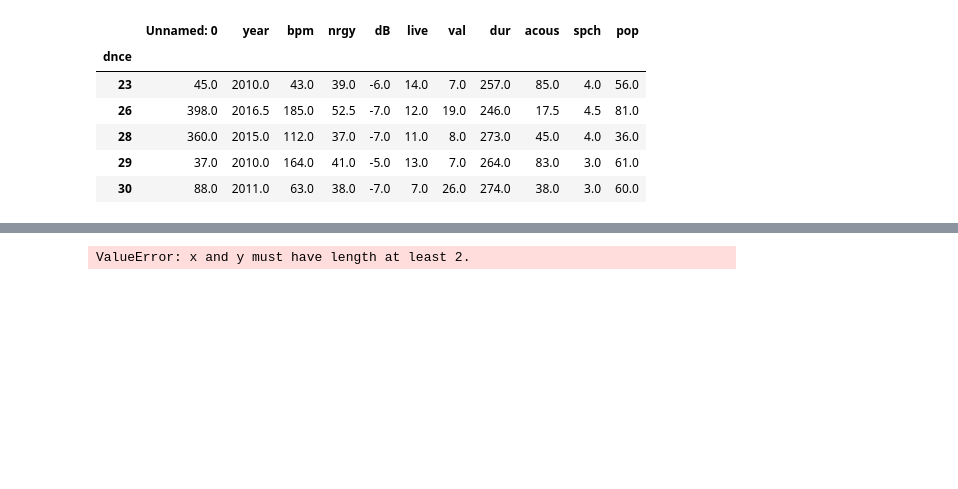
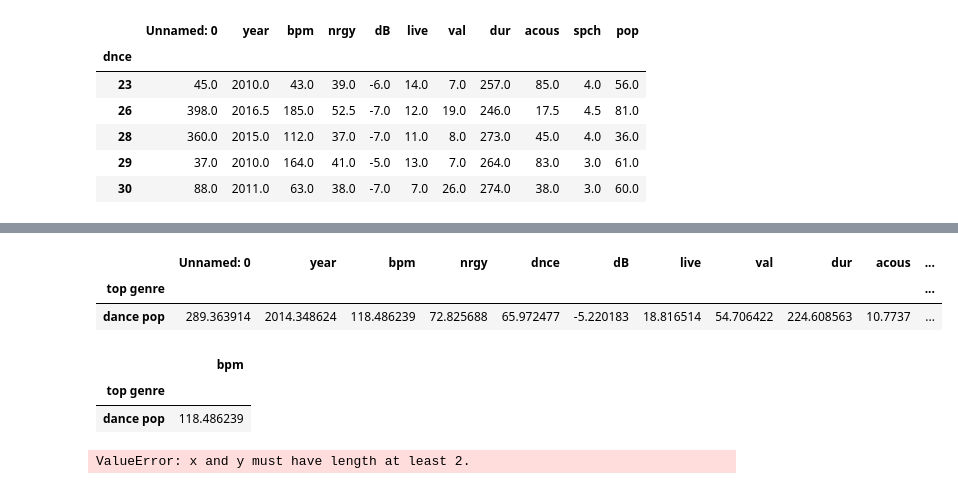
Before and after one commit to Tman2111/butler_groupE_project1, a Jupyter notebook: Team Changes.ipynb, the cells around one changed output, grey strips where cells are left out. Drawn from its saved outputs; the diff is of its cells as text; code cells hidden in the pictures; blank space fills up the shorter version.

```diff
--- a/Team Changes.ipynb
+++ b/Team Changes.ipynb
@@ -405,3 +439,18 @@ bpm_average_df.head()
 # %%
 # Do beats per minute correlate to ‘dancibility’? Graph results
+# %%
+bpm_average_df = dnce_df.groupby(['top genre']).mean()
+bpm_average_df
+# %% [output]
+|  | Unnamed: 0 | year | bpm | nrgy | dnce | dB | live | val | dur | acous | ... |
+| top genre |  |  |  |  |  |  |  |  |  |  | ... |
+| dance pop | 289.363914 | 2014.348624 | 118.486239 | 72.825688 | 65.972477 | -5.220183 | 18.816514 | 54.706422 | 224.608563 | 10.7737 | ... |
+# %%
+clean_bpm_average_df = bpm_average_df.drop(['nrgy', 'dnce', 'dB', 'live', 'val', 'dur','year', 'Unnamed: 0',
+                                            'acous', 'spch', 'pop' ], axis=1)
+clean_bpm_average_df
+# %% [output]
+|  | bpm |
+| top genre |  |
+| dance pop | 118.486239 |
 # %%
```
Also changed, not shown: parts of 10 cells of this notebook.
